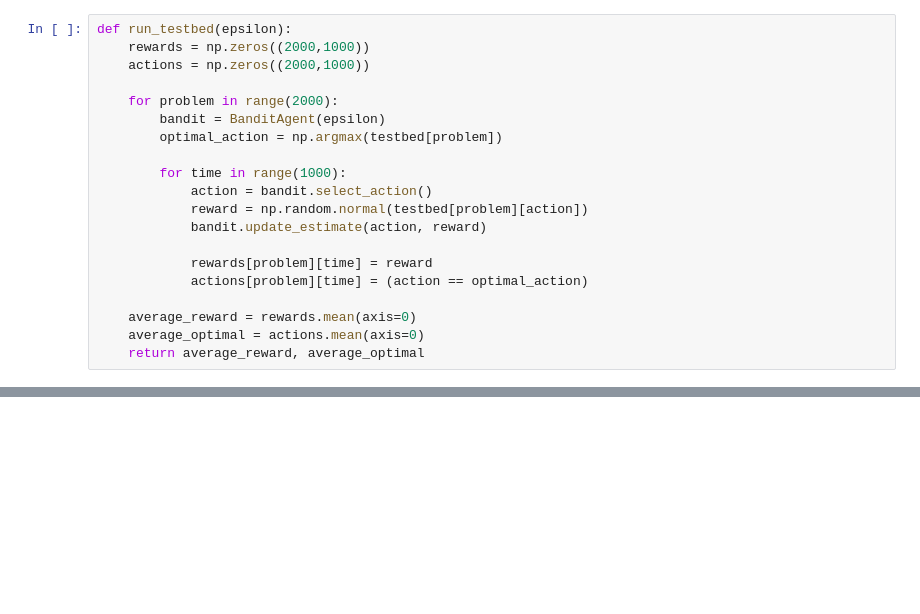
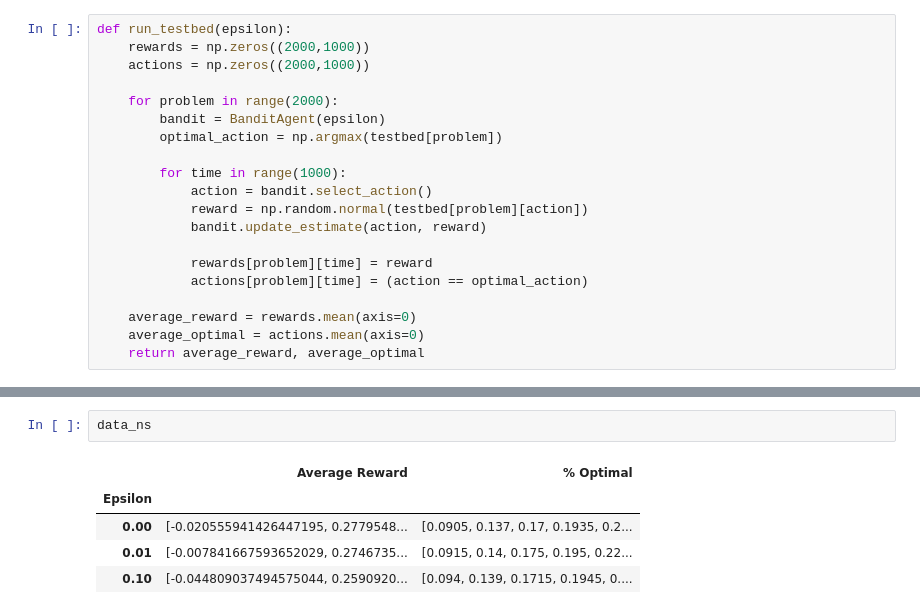
Before and after one commit to shantanu/reinforcement-learning-book, a Jupyter notebook: ch2/k-armed-bandit.ipynb, the cells around one changed output, grey strips where cells are left out. Drawn from its saved outputs; the diff is of its cells as text; blank space fills up the shorter version.

```diff
--- a/ch2/k-armed-bandit.ipynb
+++ b/ch2/k-armed-bandit.ipynb
@@ -159,0 +214,8 @@ plt.legend()
+# %%
+data_ns
+# %% [output]
+|  | Average Reward | % Optimal |
+| Epsilon |  |  |
+| 0.00 | [-0.020555941426447195, 0.2779548... | [0.0905, 0.137, 0.17, 0.1935, 0.2... |
+| 0.01 | [-0.007841667593652029, 0.2746735... | [0.0915, 0.14, 0.175, 0.195, 0.22... |
+| 0.10 | [-0.044809037494575044, 0.2590920... | [0.094, 0.139, 0.1715, 0.1945, 0.... |
```
Also changed, not shown: parts of 14 cells of this notebook, 1 other file.
